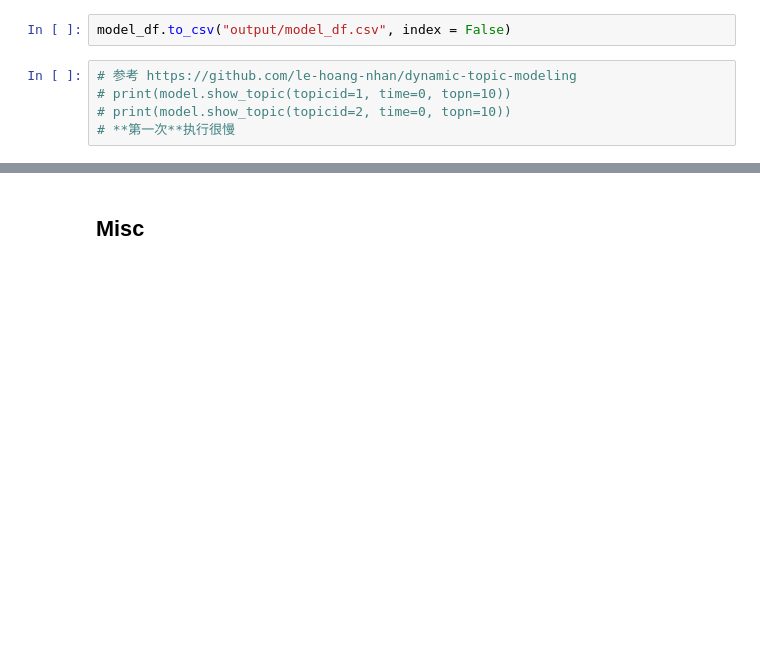
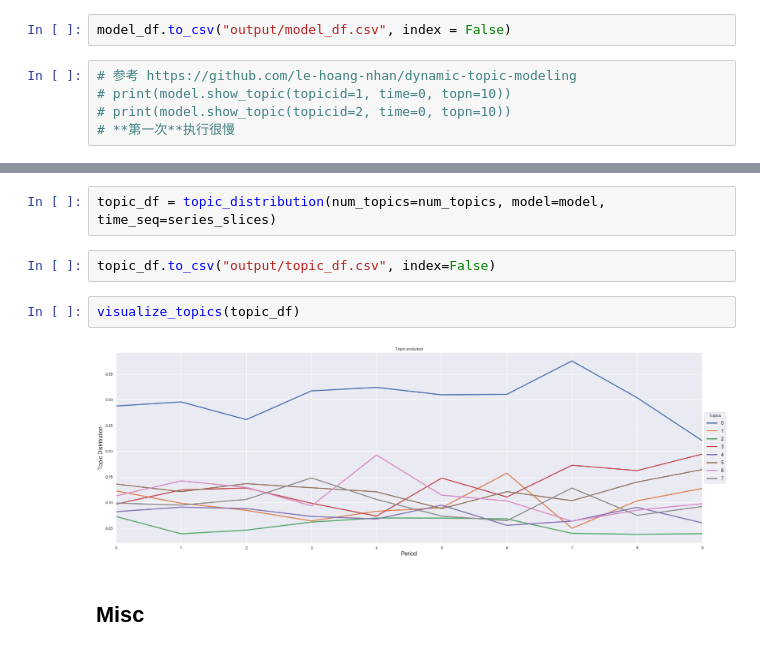
Before and after one commit to JiaxiangBU/dynamic_topic_modeling, a Jupyter notebook: dtm.ipynb, the cells around one changed output, grey strips where cells are left out. Saved outputs shown, nothing was run; the diff lists cells and outputs as text; blank space fills up the shorter version.

Commit message:
finish topic evolution and outpput the result.

```diff
--- a/dtm.ipynb
+++ b/dtm.ipynb
@@ -138,3 +228,11 @@ model_df.to_csv("output/model_df.csv", index = False)
+# %%
+topic_df = topic_distribution(num_topics=num_topics, model=model, time_seq=series_slices)
+# %%
+topic_df.to_csv("output/topic_df.csv", index=False)
+# %%
+visualize_topics(topic_df)
+# %% [output]
+[figure, added]
 # %% [markdown]
 ## Misc
 # %%
```
Also changed, not shown: parts of 9 cells of this notebook, 1 other file.
